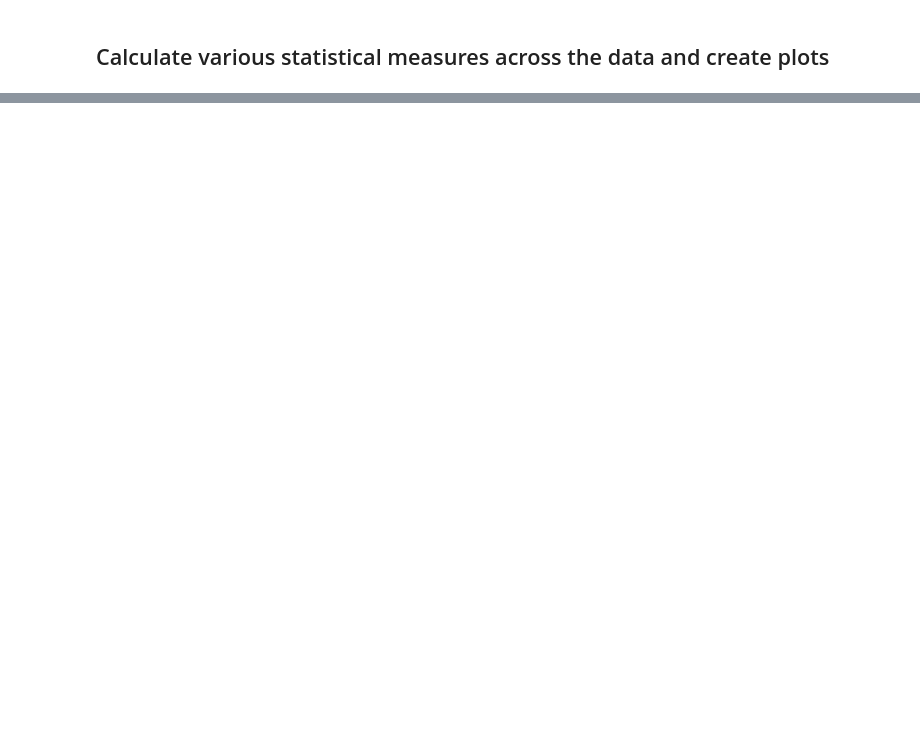
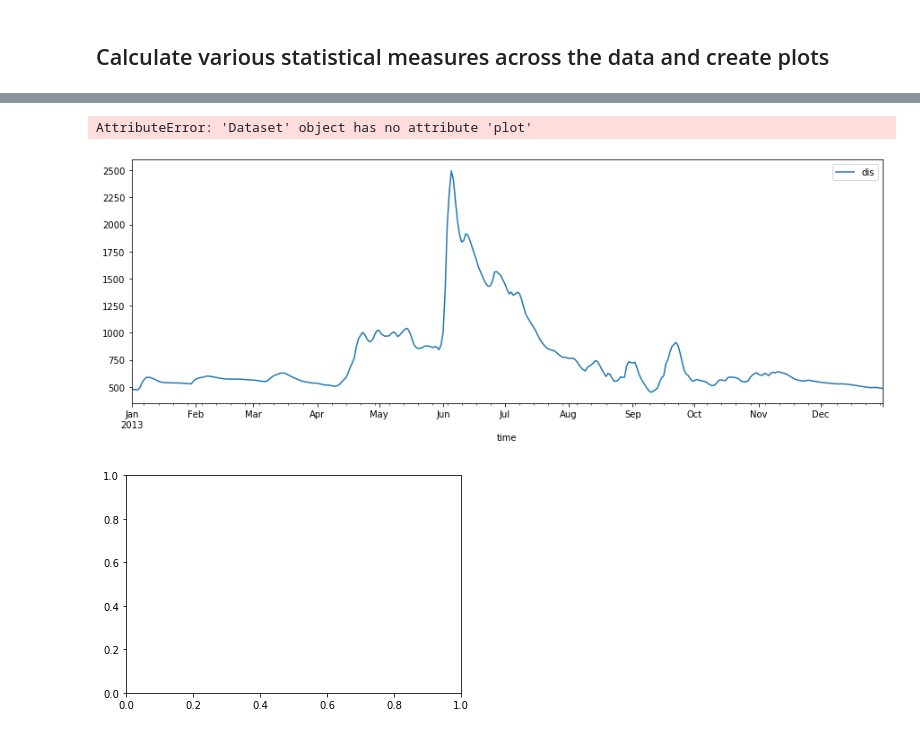
Before and after one commit to ECMWFCode4Earth/ml_flood, a Jupyter notebook: python/data_inspector.ipynb, the cells around one changed output, grey strips where cells are left out. Cells and saved outputs as stored; diff of their text form; code cells hidden in the pictures; blank space fills up the shorter version.

```diff
--- a/python/data_inspector.ipynb
+++ b/python/data_inspector.ipynb
@@ -126,0 +98,15 @@ asdaasdoasjkdaasdadsadasdasdasdasd
+# %%
+krems = dict(latitude=48.403, longitude=15.615)
+local = dict(latitude=slice(krems['latitude']+1,krems['latitude']-1),
+             longitude=slice(krems['longitude']-1, krems['longitude']+1))
+# %%
+#era5 = era5.interp(latitude=glofas.latitude, longitude=glofas.longitude)
+start_date = '2013-05-20'
+end_date = '2013-06-05'
+xds = era5.sel(local).sel(time=slice(start_date, end_date))
+
+glofas = glofas.sel(time=slice(start_date, end_date))
+y = glofas.interp(krems)
+ydf = y.drop(['latitude', 'longitude']).to_dataframe()
+print(xds)
+print(ydf)
@@ -126,0 +206,8 @@ asdaasdoasjkdaasdadsadasdasdasdasd
+# %%
+ydf.plot(y='dis', figsize=(15,5))
+fig, ax = plt.subplots()
+xdf.plot(y=['lsp', 'cp'], ax=ax, figsize=(15,5))
+# %% [output]
+AttributeError: 'Dataset' object has no attribute 'plot'
+[figure, added]
+[figure, added]
```
Also changed, not shown: parts of 25 cells of this notebook, 4 other files.
